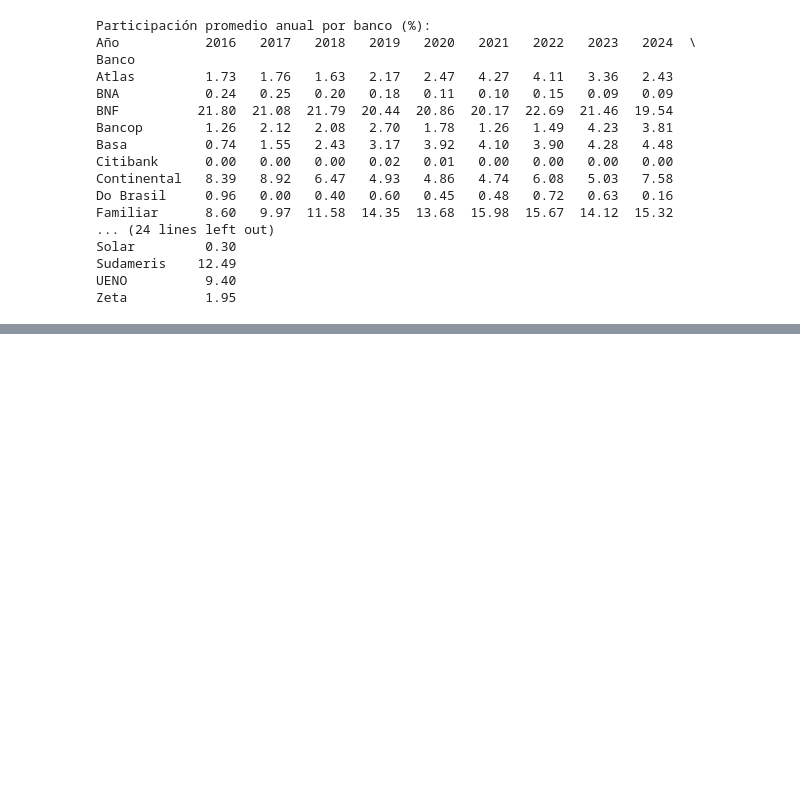
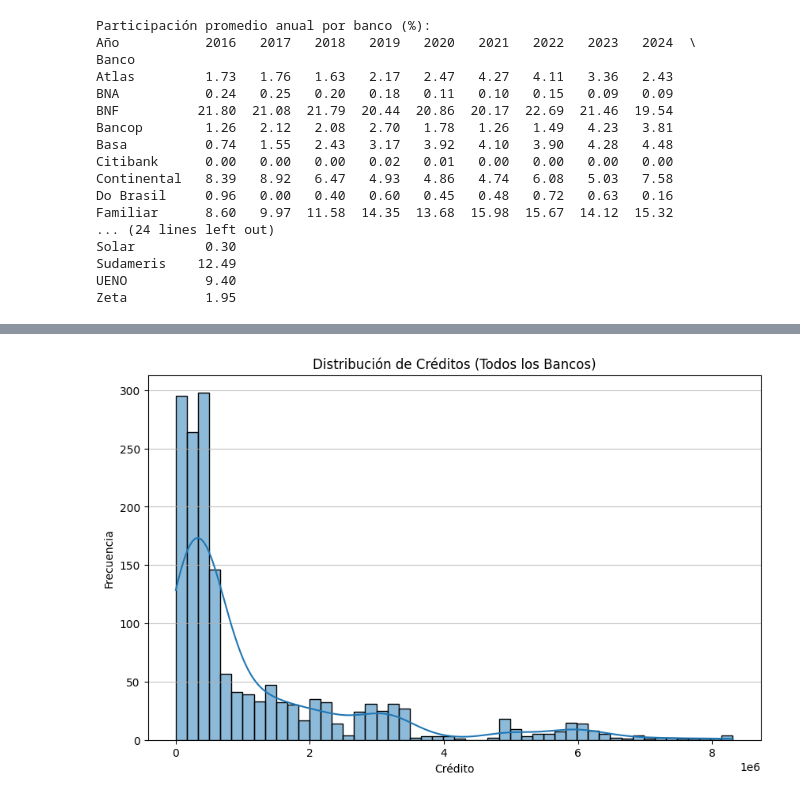
Before and after one commit to MathiasChd/MIA_UNA, a Jupyter notebook: SeriesTemporales/TrabajoGrupal/Trabajo_grupal_MIAAD.ipynb, the cells around one changed output, grey strips where cells are left out. Saved outputs shown, nothing was run; the diff lists cells and outputs as text; code cells hidden in the pictures; blank space fills up the shorter version.

```diff
--- a/SeriesTemporales/TrabajoGrupal/Trabajo_grupal_MIAAD.ipynb
+++ b/SeriesTemporales/TrabajoGrupal/Trabajo_grupal_MIAAD.ipynb
@@ -974,7 +947,7 @@ plt.show()
 [figure]
 # %%
 # Crear columna mes-año
-
+df_me.index = pd.to_datetime(df_me.index)
 df_me['Mes_Año'] = df_me.index.to_period('M')
 serie_mensual = df_me.groupby('Mes_Año')['Credito'].sum()
 
@@ -2054,0 +1285,10 @@ plt.show()'''
+# %%
+plt.figure(figsize=(10, 6))
+sns.histplot(df_me['Credito'], bins=50, kde=True)
+plt.title('Distribución de Créditos (Todos los Bancos)')
+plt.xlabel('Crédito')
+plt.ylabel('Frecuencia')
+plt.grid(axis='y', alpha=0.75)
+plt.show()
+# %% [output]
+[figure, added]
```
Also changed, not shown: parts of 44 cells of this notebook.
